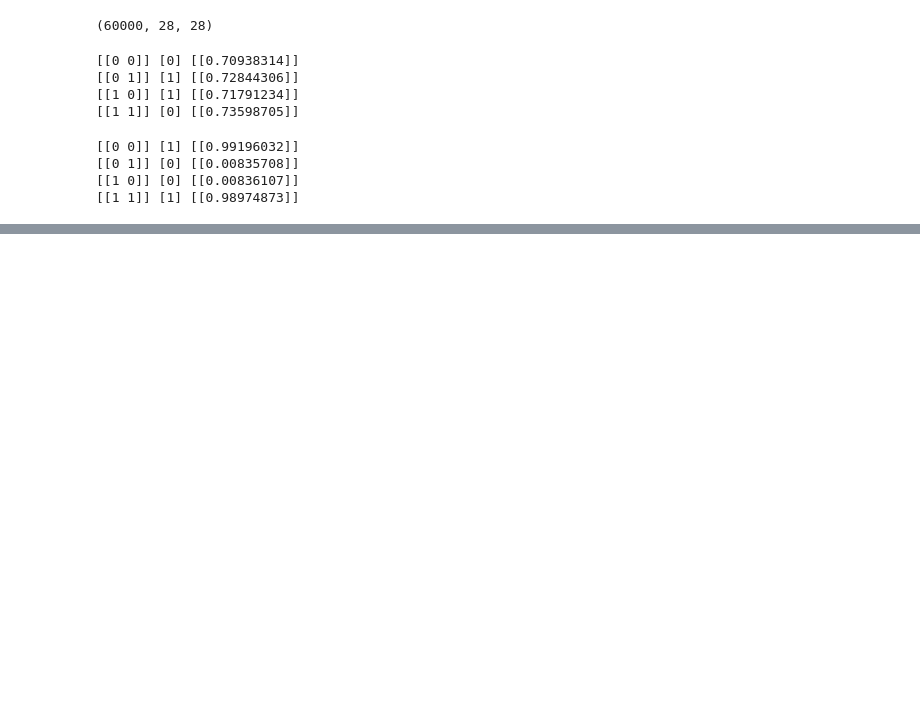
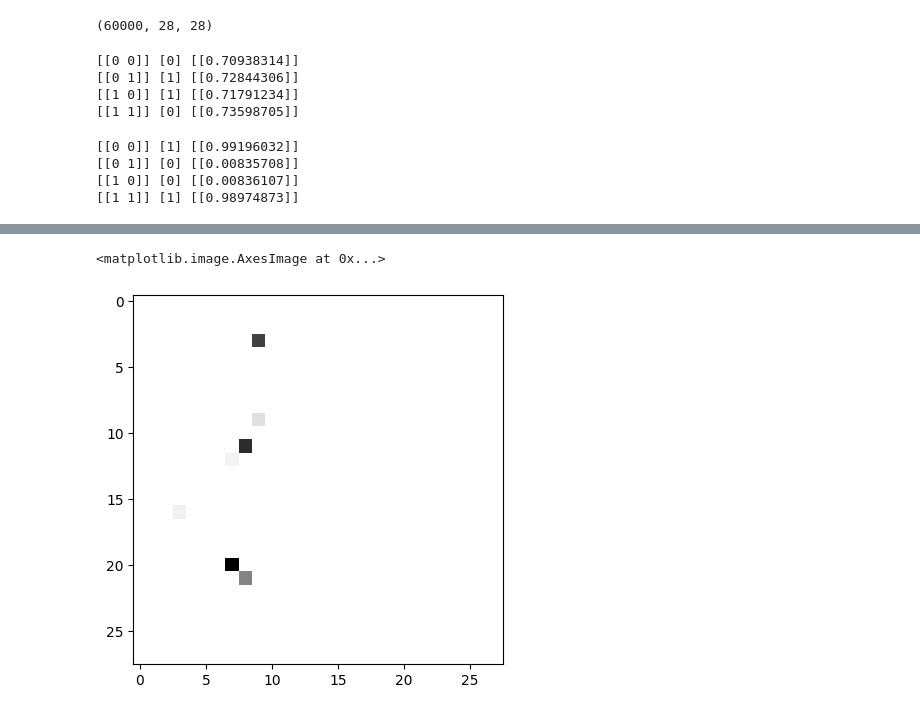
Before and after one commit to SuyongYang/MachineLearningPractice, a Jupyter notebook: PracticeDL.ipynb, the cells around one changed output, grey strips where cells are left out. Drawn from its saved outputs; the diff is of its cells as text; code cells hidden in the pictures; blank space fills up the shorter version.

```diff
--- a/PracticeDL.ipynb
+++ b/PracticeDL.ipynb
@@ -769,0 +897,5 @@ test()
+# %%
+plt.imshow(image.reshape(28, 28),cmap='Greys')
+# %% [output]
+<matplotlib.image.AxesImage at 0x...>
+[figure, added]
```
Also changed, not shown: parts of 9 cells of this notebook, 7 other files.
